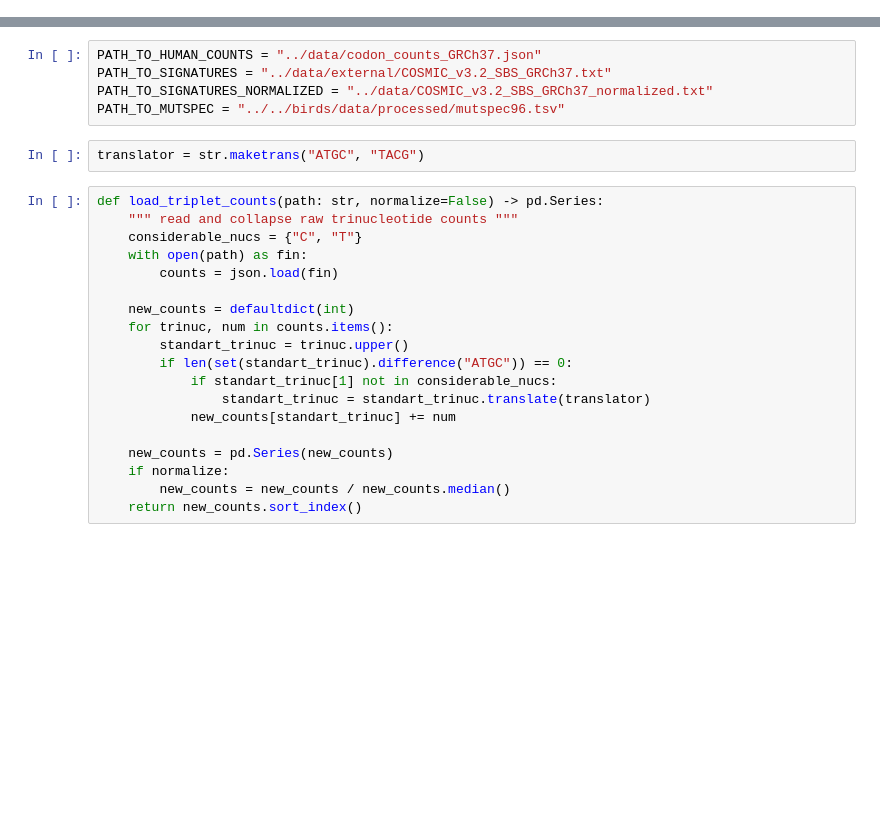
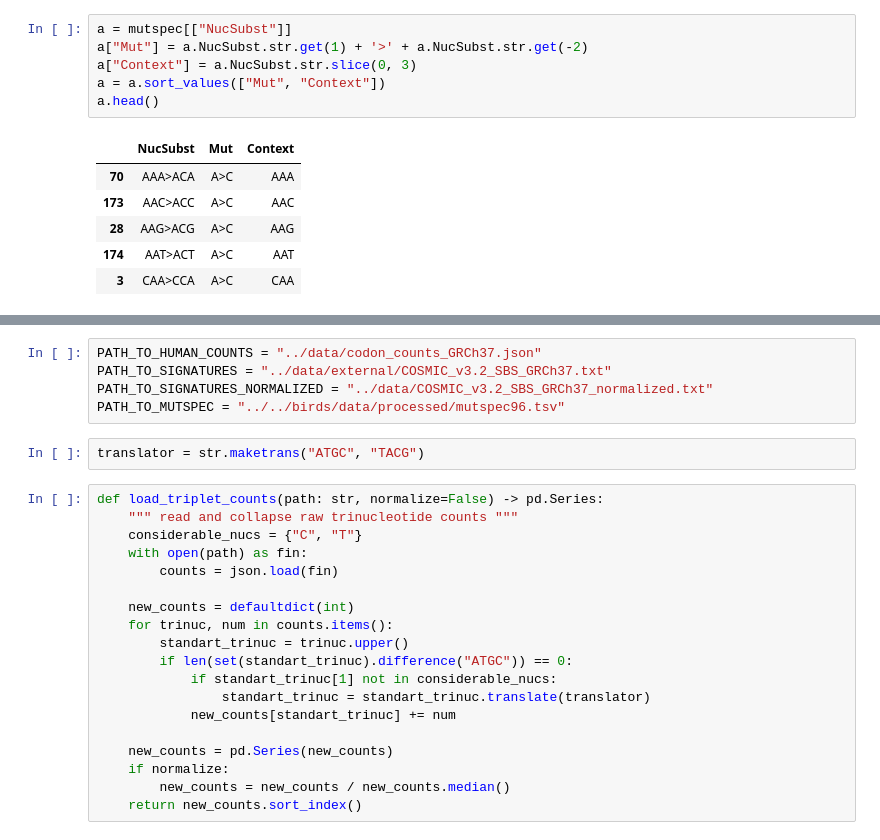
Before and after one commit to mitoclub/Signatures, a Jupyter notebook: notebooks/exploration_birds.ipynb, the cells around one changed output, grey strips where cells are left out. Saved outputs shown, nothing was run; the diff lists cells and outputs as text; blank space fills up the shorter version.

```diff
--- a/notebooks/exploration_birds.ipynb
+++ b/notebooks/exploration_birds.ipynb
@@ -7,0 +37,13 @@ import matplotlib.pyplot as plt
+# %%
+a = mutspec[["NucSubst"]]
+a["Mut"] = a.NucSubst.str.get(1) + '>' + a.NucSubst.str.get(-2)
+a["Context"] = a.NucSubst.str.slice(0, 3)
+a = a.sort_values(["Mut", "Context"])
+a.head()
+# %% [output]
+|  | NucSubst | Mut | Context |
+| 70 | AAA>ACA | A>C | AAA |
+| 173 | AAC>ACC | A>C | AAC |
+| 28 | AAG>ACG | A>C | AAG |
+| 174 | AAT>ACT | A>C | AAT |
+| 3 | CAA>CCA | A>C | CAA |
```
Also changed, not shown: parts of 9 cells of this notebook, 5 other files.
